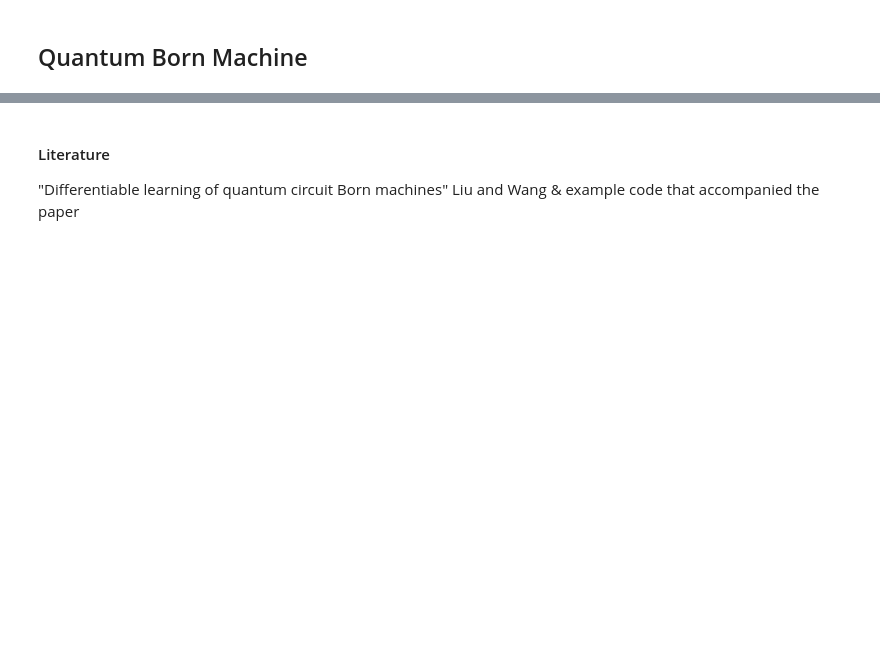
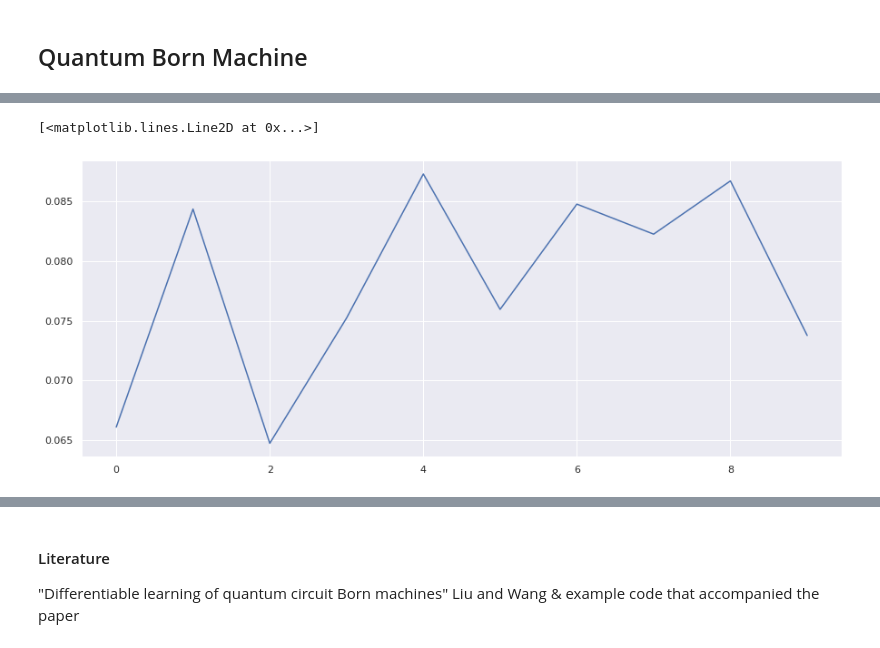
Before and after one commit to asakhnenko/EntangledSolutions, a Jupyter notebook: deep_learning/q_born_machine_qiskit.ipynb, the cells around one changed output, grey strips where cells are left out. Drawn from its saved outputs; the diff is of its cells as text; code cells hidden in the pictures; blank space fills up the shorter version.

```diff
--- a/deep_learning/q_born_machine_qiskit.ipynb
+++ b/deep_learning/q_born_machine_qiskit.ipynb
@@ -192 +221,6 @@ b'CONVERGENCE: REL_REDUCTION_OF_F_<=_FACTR*EPSMCH'
+# %%
+plt.plot(loss_list)
+# %% [output]
+[<matplotlib.lines.Line2D at 0x...>]
+[figure, added]
 # %%
```
Also changed, not shown: parts of 15 cells of this notebook.
